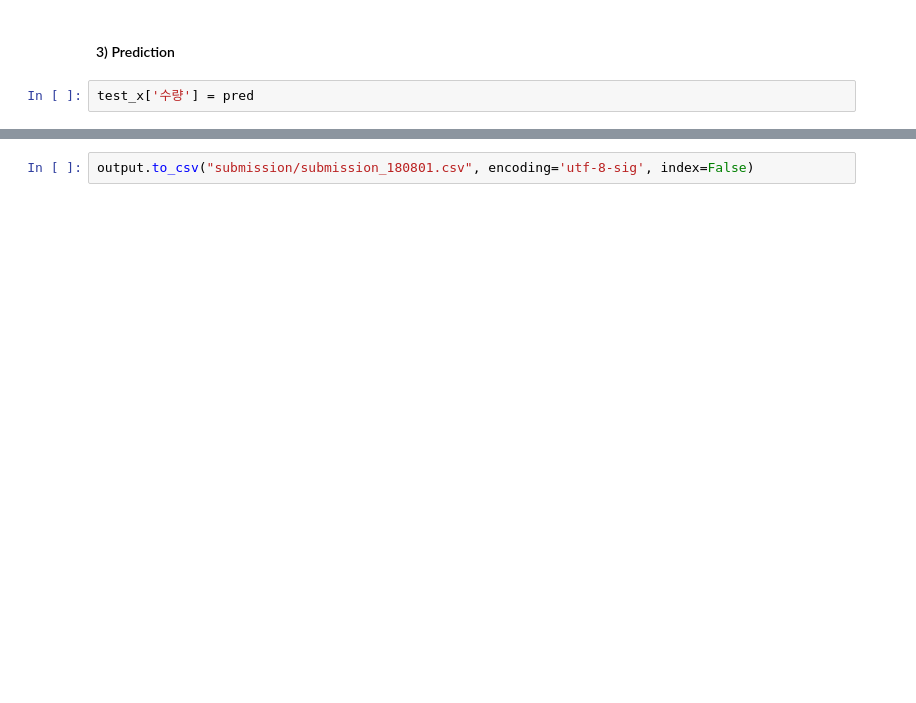
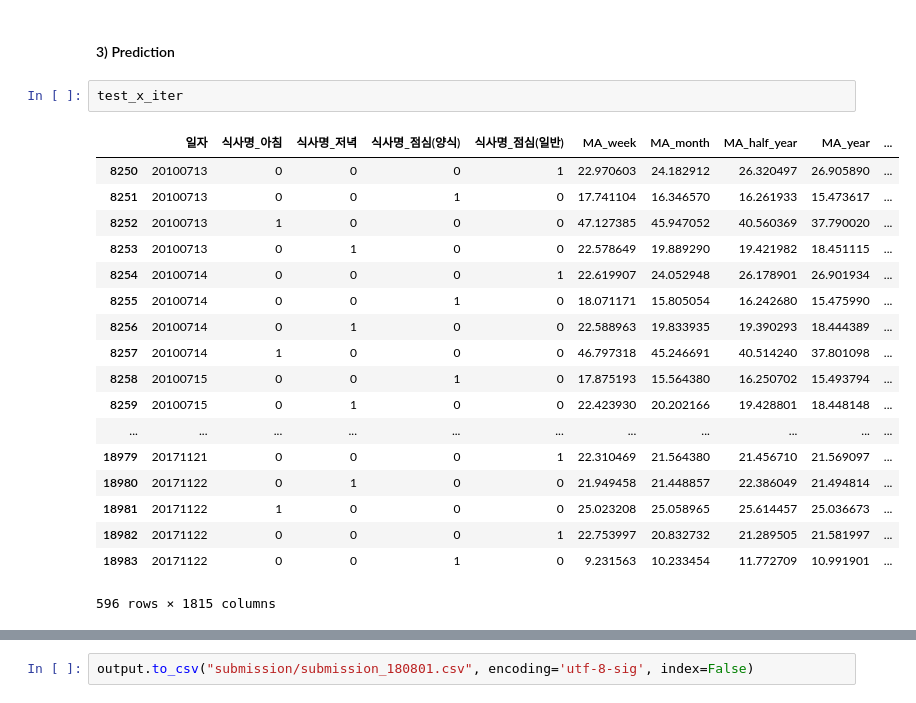
Before and after one commit to junwoopark92/2018-Posco-AI-Challenge, a Jupyter notebook: Task3_pred_restaurant_customer/jh/[submission] ma-for-label.ipynb, the cells around one changed output, grey strips where cells are left out. Drawn from its saved outputs; the diff is of its cells as text; blank space fills up the shorter version.

```diff
--- a/Task3_pred_restaurant_customer/jh/[submission] ma-for-label.ipynb
+++ b/Task3_pred_restaurant_customer/jh/[submission] ma-for-label.ipynb
@@ -222,4 +217,23 @@ KeyboardInterrupt:
 # %% [markdown]
 #### 3) Prediction
-# %%
-test_x['수량'] = pred
+# %%
+test_x_iter
+# %% [output]
+|  | 일자 | 식사명_아침 | 식사명_저녁 | 식사명_점심(양식) | 식사명_점심(일반) | MA_week | MA_month | MA_half_year | MA_year | ... |
+| 8250 | 20100713 | 0 | 0 | 0 | 1 | 22.970603 | 24.182912 | 26.320497 | 26.905890 | ... |
+| 8251 | 20100713 | 0 | 0 | 1 | 0 | 17.741104 | 16.346570 | 16.261933 | 15.473617 | ... |
+| 8252 | 20100713 | 1 | 0 | 0 | 0 | 47.127385 | 45.947052 | 40.560369 | 37.790020 | ... |
+| 8253 | 20100713 | 0 | 1 | 0 | 0 | 22.578649 | 19.889290 | 19.421982 | 18.451115 | ... |
+| 8254 | 20100714 | 0 | 0 | 0 | 1 | 22.619907 | 24.052948 | 26.178901 | 26.901934 | ... |
+| 8255 | 20100714 | 0 | 0 | 1 | 0 | 18.071171 | 15.805054 | 16.242680 | 15.475990 | ... |
+| 8256 | 20100714 | 0 | 1 | 0 | 0 | 22.588963 | 19.833935 | 19.390293 | 18.444389 | ... |
+| 8257 | 20100714 | 1 | 0 | 0 | 0 | 46.797318 | 45.246691 | 40.514240 | 37.801098 | ... |
+| 8258 | 20100715 | 0 | 0 | 1 | 0 | 17.875193 | 15.564380 | 16.250702 | 15.493794 | ... |
+| 8259 | 20100715 | 0 | 1 | 0 | 0 | 22.423930 | 20.202166 | 19.428801 | 18.448148 | ... |
+| ... | ... | ... | ... | ... | ... | ... | ... | ... | ... | ... |
+| 18979 | 20171121 | 0 | 0 | 0 | 1 | 22.310469 | 21.564380 | 21.456710 | 21.569097 | ... |
+| 18980 | 20171122 | 0 | 1 | 0 | 0 | 21.949458 | 21.448857 | 22.386049 | 21.494814 | ... |
+| 18981 | 20171122 | 1 | 0 | 0 | 0 | 25.023208 | 25.058965 | 25.614457 | 25.036673 | ... |
+| 18982 | 20171122 | 0 | 0 | 0 | 1 | 22.753997 | 20.832732 | 21.289505 | 21.581997 | ... |
+| 18983 | 20171122 | 0 | 0 | 1 | 0 | 9.231563 | 10.233454 | 11.772709 | 10.991901 | ... |
+596 rows × 1815 columns
```
Also changed, not shown: parts of 8 cells of this notebook.
